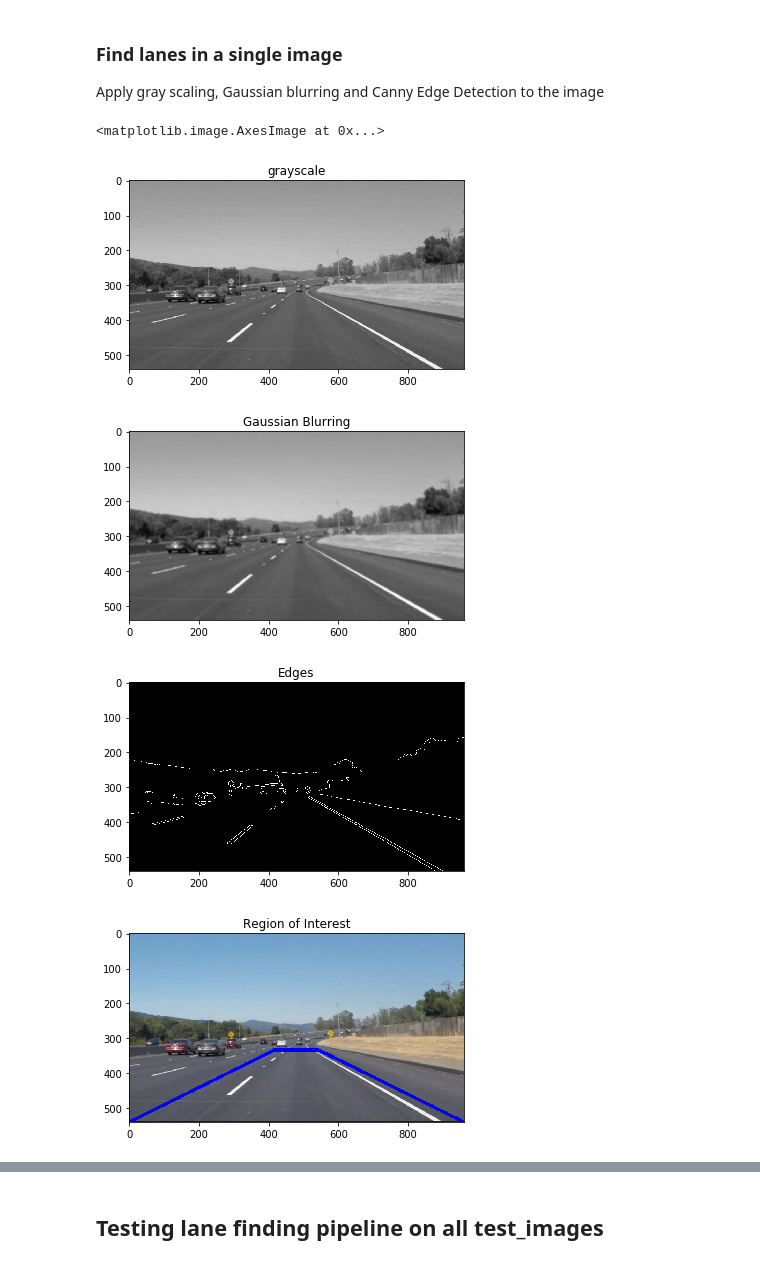
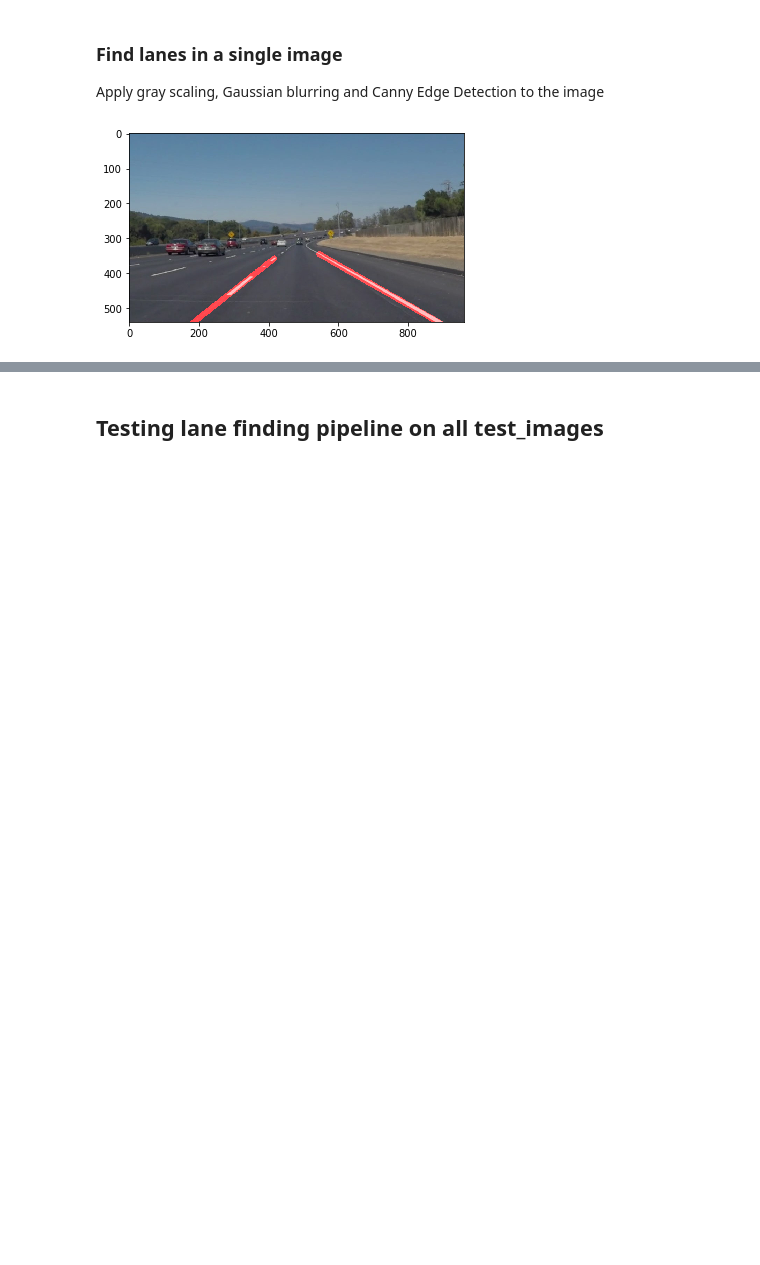
Before and after one commit to lccatala/Lane-Lines-Detection, a Jupyter notebook: P1.ipynb, the cells around one changed output, grey strips where cells are left out. Saved outputs shown, nothing was run; the diff lists cells and outputs as text; code cells hidden in the pictures; blank space fills up the shorter version.

```diff
--- a/P1.ipynb
+++ b/P1.ipynb
@@ -146,7 +146,7 @@ def draw_lines(img, lines, color=[255, 0, 0], thickness=2):
         for x1,y1,x2,y2 in line:
             cv2.line(img, (x1, y1), (x2, y2), color, thickness)
 
-def draw_lane_lines(img, lines, color=[0, 0, 255], thickness=16, degree=1):
+def draw_lane_lines(img, lines, color=[255, 0, 0], thickness=12, degree=1):
     """
     NOTE: this is the function you might want to use as a starting point once you want to
     average/extrapolate the line segments you detect to map out the full
@@ -180,10 +180,10 @@ def draw_lane_lines(img, lines, color=[0, 0, 255], thickness=16, degree=1):
     for line in lines:
         for x1,y1,x2,y2 in line:
             slope = float((y2 - y1) / (x2 - x1))
-            if slope < 0:
+            if x1 < middle:
                 left_x.extend([x1, x2])
                 left_y.extend([y1, y2])
-            if slope > 0:
+            if x1 > middle:
                 right_x.extend([x1, x2])
                 right_y.extend([y1, y2])
 
@@ -199,7 +199,6 @@ def draw_lane_lines(img, lines, color=[0, 0, 255], thickness=16, degree=1):
 
 def filter_lines(lines):
     valid_lines = []
-    invalid_lines = []
     for line in lines:
         for x1, y1, x2, y2 in line:
             slope = float((y2 - y1) / (x2 - x1))
@@ -285,6 +284,7 @@ def process_image(image, show_output = False,
 
     # Apply Canny Edge Detection
     edges = canny(blurred, low_threshold, high_threshold)
+    mpimg.imsave('./submission/images/edges.jpg', edges, cmap='gray')
     if show_output:
         plt.figure()
         plt.title('Edges')
@@ -299,15 +299,6 @@ def process_image(image, show_output = False,
 
     # Extract Region of Interest
     masked_img = region_of_interest(edges, vertices)
-    if show_output:
-        masked_edges_roi = image
-        cv2.line(masked_edges_roi, tuple(vertices[0][0]), tuple(vertices[0][1]), [0, 0, 255], 8)
-        cv2.line(masked_edges_roi, tuple(vertices[0][1]), tuple(vertices[0][2]), [0, 0, 255], 8)
-        cv2.line(masked_edges_roi, tuple(vertices[0][2]), tuple(vertices[0][3]), [0, 0, 255], 8)
-        cv2.line(masked_edges_roi, tuple(vertices[0][3]), tuple(vertices[0][0]), [0, 0, 255], 8)
-        plt.figure()
-        plt.title('Region of Interest')
-        plt.imshow(masked_edges_roi)
 
     # Draw Hough Lines on image and combine them with the original one
     lines = get_hough_lines(masked_img, rho, theta, threshold, min_line_length, max_line_gap)
@@ -326,12 +317,9 @@ def process_image(image, show_output = False,
 
     return lines_img
 # %%
-lines_img = process_image(image, show_output = True)
+lines_img = process_image(image)
 plt.figure()
 plt.imshow(lines_img)
+mpimg.imsave('submission/images/pipeline_output.jpg', lines_img)
 # %% [output]
-<matplotlib.image.AxesImage at 0x...>
-[figure, old version]
+[figure, new version]
-[figure, removed]
-[figure, removed]
-[figure, removed]
```
Also changed, not shown: parts of 4 cells of this notebook, 39 other files.
